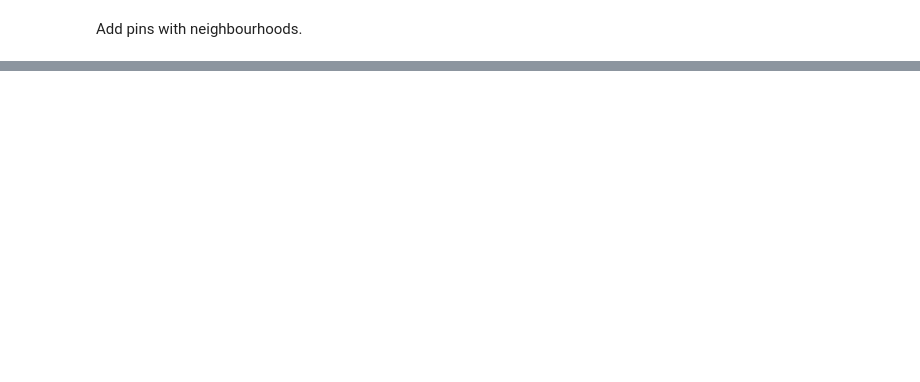
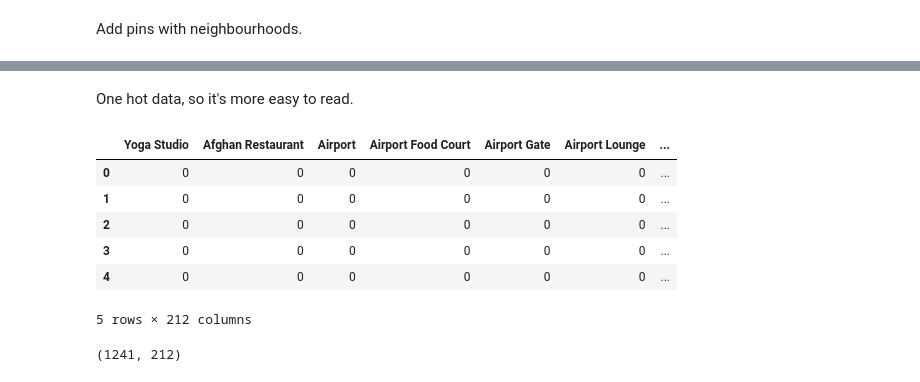
Before and after one commit to weronikazak/ML-Projects, a Jupyter notebook: Coursera/Coursera_Capstone.ipynb, the cells around one changed output, grey strips where cells are left out. Saved outputs shown, nothing was run; the diff lists cells and outputs as text; code cells hidden in the pictures; blank space fills up the shorter version.

Commit message:
venues

```diff
--- a/Coursera/Coursera_Capstone.ipynb
+++ b/Coursera/Coursera_Capstone.ipynb
@@ -146,0 +199,6 @@ In case you cannot see the map:
+# %%
+with open("creds.txt", "r") as f:
+    creds = f.read()
+creds = creds.split("\n")
+CLIENT_ID = creds[0]
+CLIENT_SECRET = creds[1]
@@ -146,0 +223,11 @@ In case you cannot see the map:
+# %%
+def get_category_type(row):
+    try:
+        categories_list = row['categories']
+    except:
+        categories_list = row['venue.categories']
+
+    if len(categories_list) == 0:
+        return None
+    else:
+        return categories_list[0]['name']
@@ -146,0 +238,12 @@ In case you cannot see the map:
+# %%
+venues = results['response']['groups'][0]['items']
+
+nearby_venues = pd.json_normalize(venues)
+
+filtered_columns = ['venue.name', 'venue.categories', 'venue.location.lat', 'venue.location.lng']
+nearby_venues =nearby_venues.loc[:, filtered_columns]
+
+nearby_venues['venue.categories'] = nearby_venues.apply(get_category_type, axis=1)
+
+nearby_venues.columns = [col.split(".")[-1] for col in nearby_venues.columns]
+nearby_venues.head()
@@ -146,0 +294,5 @@ In case you cannot see the map:
+# %%
+toronto_data_venues = getNearbyVenues(names=toronto_data['Neighbourhood'],
+                                   latitudes=toronto_data['Latitude'],
+                                   longitudes=toronto_data['Longitude']
+                                  )
@@ -146,0 +346,23 @@ In case you cannot see the map:
+# %% [markdown]
+One hot data, so it's more easy to read.
+# %%
+toronto_onehot = pd.get_dummies(toronto_data_venues[['Venue Category']], prefix="", prefix_sep="")
+
+toronto_onehot['Neighborhood'] = toronto_data_venues['Neighborhood']
+
+fixed_columns = [toronto_onehot.columns[-1]] + list(toronto_onehot.columns[:-1])
+toronto_onehot = toronto_onehot[fixed_columns]
+
+toronto_onehot.head()
+# %% [output]
+|  | Yoga Studio | Afghan Restaurant | Airport | Airport Food Court | Airport Gate | Airport Lounge | ... |
+| 0 | 0 | 0 | 0 | 0 | 0 | 0 | ... |
+| 1 | 0 | 0 | 0 | 0 | 0 | 0 | ... |
+| 2 | 0 | 0 | 0 | 0 | 0 | 0 | ... |
+| 3 | 0 | 0 | 0 | 0 | 0 | 0 | ... |
+| 4 | 0 | 0 | 0 | 0 | 0 | 0 | ... |
+5 rows × 212 columns
+# %%
+toronto_onehot.shape
+# %% [output]
+(1241, 212)
```
Also changed, not shown: parts of 35 cells of this notebook.
